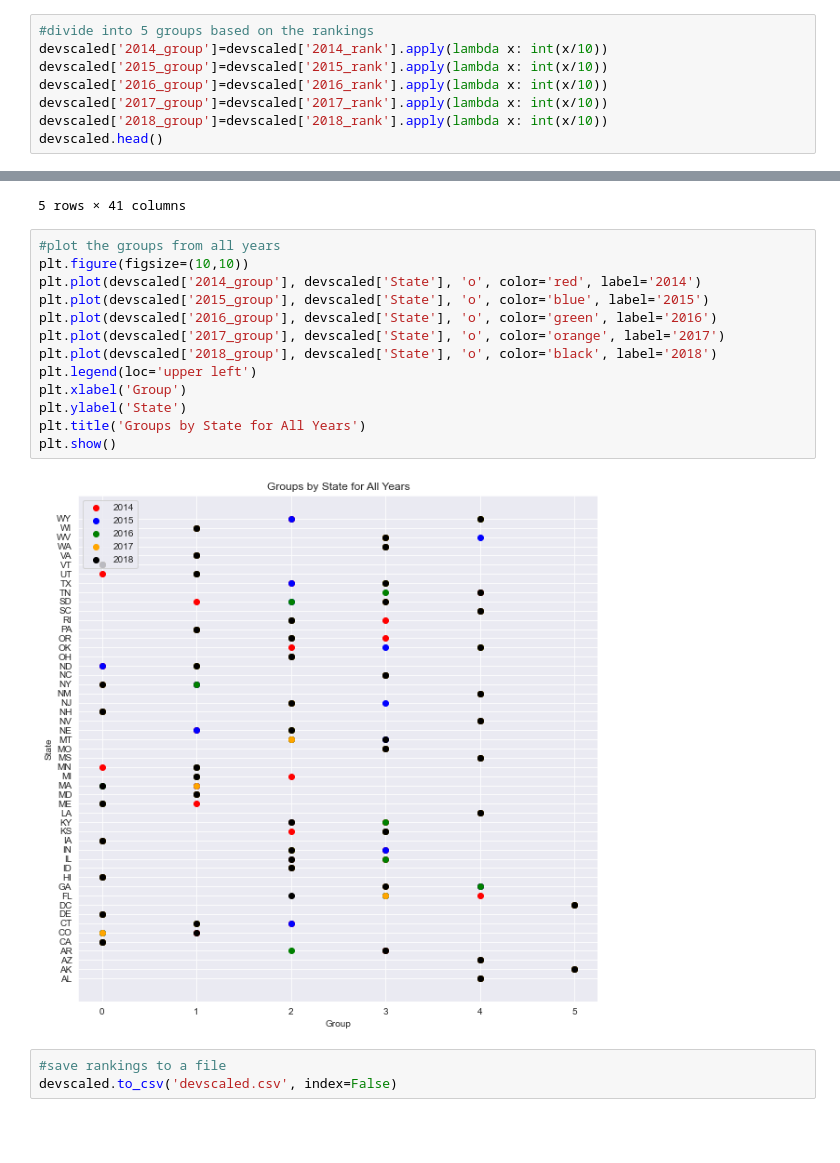
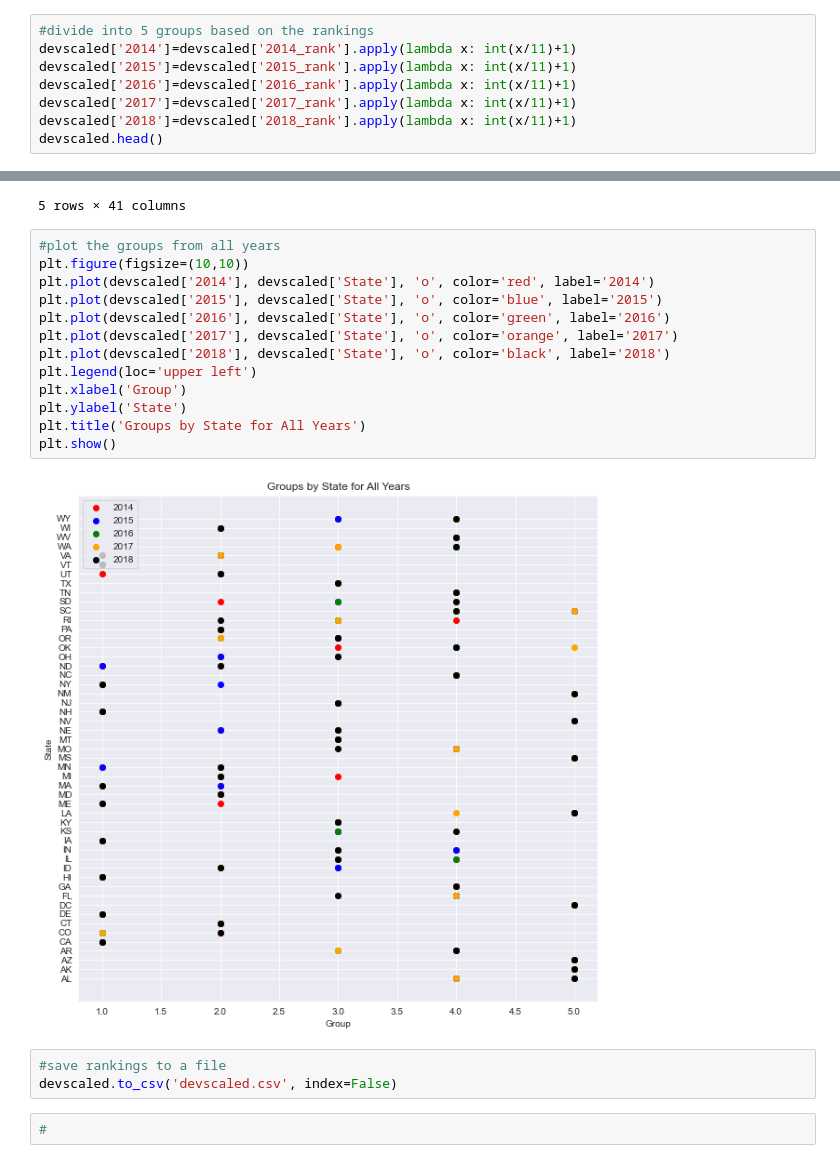
Before and after one commit to Ad1thya-R/CitadelSummerInvitational, a Jupyter notebook: Datathon/discrim_categories.ipynb, the cells around one changed output, grey strips where cells are left out. Cells and saved outputs as stored; diff of their text form; blank space fills up the shorter version.

```diff
--- a/Datathon/discrim_categories.ipynb
+++ b/Datathon/discrim_categories.ipynb
@@ -291,11 +291,11 @@ plt.show()
 [figure]
 # %%
 #divide into 5 groups based on the rankings
-devscaled['2014_group']=devscaled['2014_rank'].apply(lambda x: int(x/10))
-devscaled['2015_group']=devscaled['2015_rank'].apply(lambda x: int(x/10))
-devscaled['2016_group']=devscaled['2016_rank'].apply(lambda x: int(x/10))
-devscaled['2017_group']=devscaled['2017_rank'].apply(lambda x: int(x/10))
-devscaled['2018_group']=devscaled['2018_rank'].apply(lambda x: int(x/10))
+devscaled['2014']=devscaled['2014_rank'].apply(lambda x: int(x/11)+1)
+devscaled['2015']=devscaled['2015_rank'].apply(lambda x: int(x/11)+1)
+devscaled['2016']=devscaled['2016_rank'].apply(lambda x: int(x/11)+1)
+devscaled['2017']=devscaled['2017_rank'].apply(lambda x: int(x/11)+1)
+devscaled['2018']=devscaled['2018_rank'].apply(lambda x: int(x/11)+1)
 devscaled.head()
 # %% [output]
 |  | State | 2014_gdp | 2015_gdp | 2016_gdp | 2017_gdp | 2018_gdp | 2014_unemp | 2015_unemp | 2016_unemp | ... |
@@ -308,18 +308,20 @@ devscaled.head()
 # %%
 #plot the groups from all years
 plt.figure(figsize=(10,10))
-plt.plot(devscaled['2014_group'], devscaled['State'], 'o', color='red', label='2014')
-plt.plot(devscaled['2015_group'], devscaled['State'], 'o', color='blue', label='2015')
-plt.plot(devscaled['2016_group'], devscaled['State'], 'o', color='green', label='2016')
-plt.plot(devscaled['2017_group'], devscaled['State'], 'o', color='orange', label='2017')
-plt.plot(devscaled['2018_group'], devscaled['State'], 'o', color='black', label='2018')
+plt.plot(devscaled['2014'], devscaled['State'], 'o', color='red', label='2014')
+plt.plot(devscaled['2015'], devscaled['State'], 'o', color='blue', label='2015')
+plt.plot(devscaled['2016'], devscaled['State'], 'o', color='green', label='2016')
+plt.plot(devscaled['2017'], devscaled['State'], 'o', color='orange', label='2017')
+plt.plot(devscaled['2018'], devscaled['State'], 'o', color='black', label='2018')
 plt.legend(loc='upper left')
 plt.xlabel('Group')
 plt.ylabel('State')
 plt.title('Groups by State for All Years')
 plt.show()
 # %% [output]
-[figure, old version]
+[figure, new version]
 # %%
 #save rankings to a file
 devscaled.to_csv('devscaled.csv', index=False)
+# %%
+#
```
Also changed, not shown: parts of 1 cell of this notebook, 2 other files.
